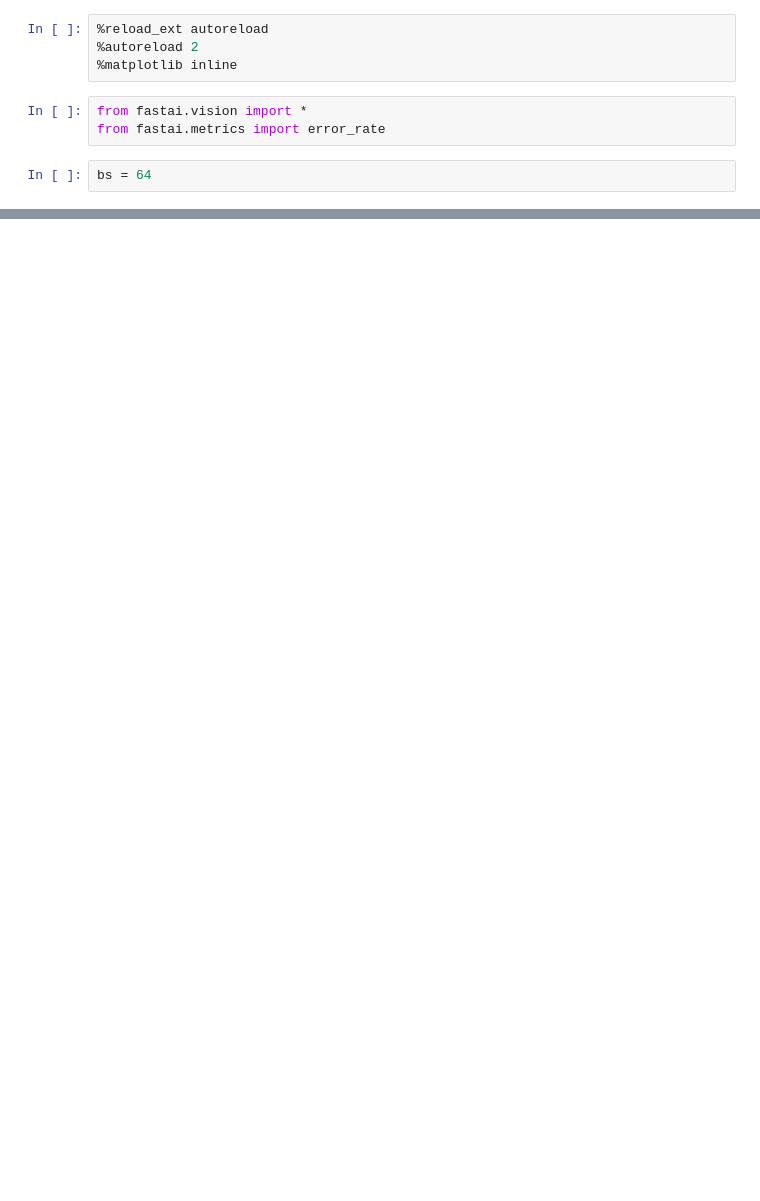
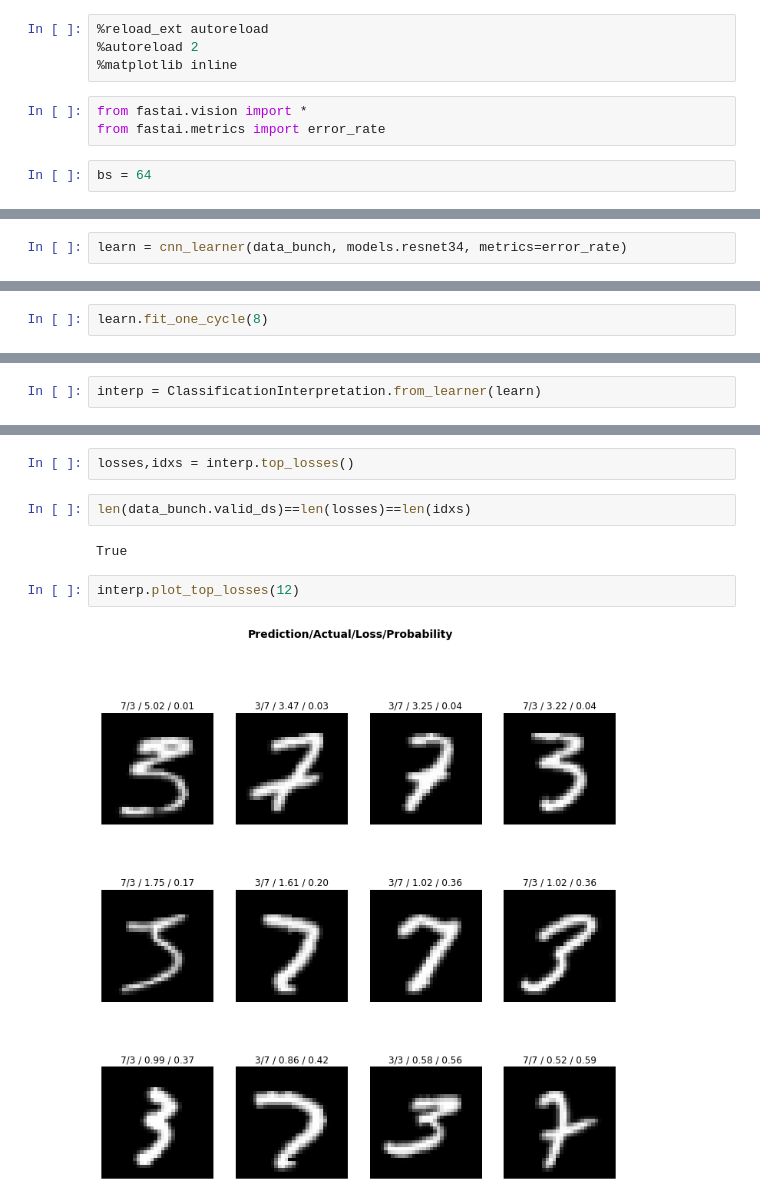
Before and after one commit to aadroher/fastai_experiments, a Jupyter notebook: nbs/dl1/lesson1-exercises.ipynb, the cells around one changed output, grey strips where cells are left out. Cells and saved outputs as stored; diff of their text form; blank space fills up the shorter version.

```diff
--- a/nbs/dl1/lesson1-exercises.ipynb
+++ b/nbs/dl1/lesson1-exercises.ipynb
@@ -72,0 +78,2 @@ get_transforms(do_flip: bool = True, flip_vert: bool = False, max_rotate: float
+# %%
+learn = cnn_learner(data_bunch, models.resnet34, metrics=error_rate)
@@ -72,0 +100,2 @@ get_transforms(do_flip: bool = True, flip_vert: bool = False, max_rotate: float
+# %%
+learn.fit_one_cycle(8)
@@ -72,0 +112,2 @@ get_transforms(do_flip: bool = True, flip_vert: bool = False, max_rotate: float
+# %%
+interp = ClassificationInterpretation.from_learner(learn)
@@ -72,0 +116,10 @@ get_transforms(do_flip: bool = True, flip_vert: bool = False, max_rotate: float
+# %%
+losses,idxs = interp.top_losses()
+# %%
+len(data_bunch.valid_ds)==len(losses)==len(idxs)
+# %% [output]
+True
+# %%
+interp.plot_top_losses(12)
+# %% [output]
+[figure, added]
```
Also changed, not shown: parts of 12 cells of this notebook.
